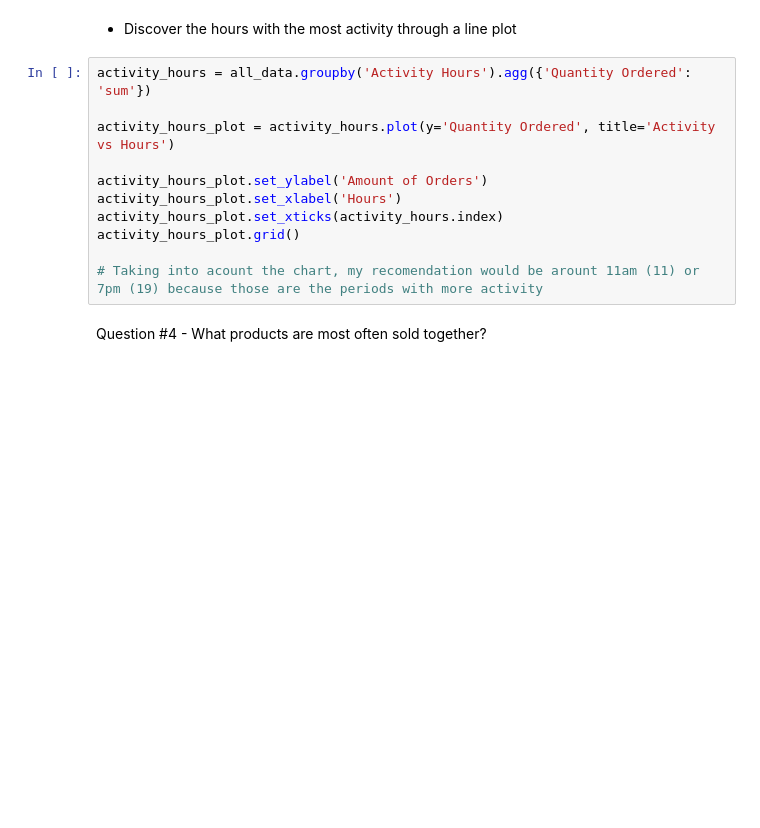
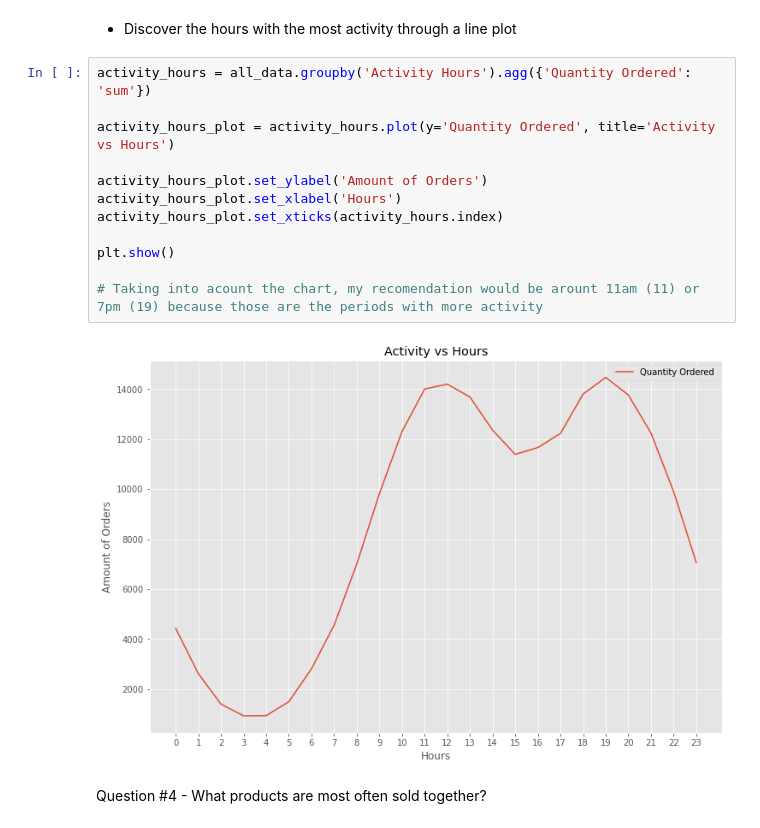
Before and after one commit to lucianogalindez/Sales-Analysis, a Jupyter notebook: project.ipynb, the cells around one changed output. Saved outputs shown, nothing was run; the diff lists cells and outputs as text; blank space fills up the shorter version.

```diff
--- a/project.ipynb
+++ b/project.ipynb
@@ -101,14 +134,17 @@ all_data['Activity Hours'] = all_data['Order Date'].dt.hour
 # %%
 activity_hours = all_data.groupby('Activity Hours').agg({'Quantity Ordered': 'sum'})
 
 activity_hours_plot = activity_hours.plot(y='Quantity Ordered', title='Activity vs Hours')
 
 activity_hours_plot.set_ylabel('Amount of Orders')
 activity_hours_plot.set_xlabel('Hours')
 activity_hours_plot.set_xticks(activity_hours.index)
-activity_hours_plot.grid()
+
+plt.show()
 
 # Taking into acount the chart, my recomendation would be arount 11am (11) or 7pm (19) because those are the periods with more activity
+# %% [output]
+[figure, added]
 # %% [markdown]
 Question #4 - What products are most often sold together?
 # %% [markdown]
```
Also changed, not shown: parts of 9 cells of this notebook.
